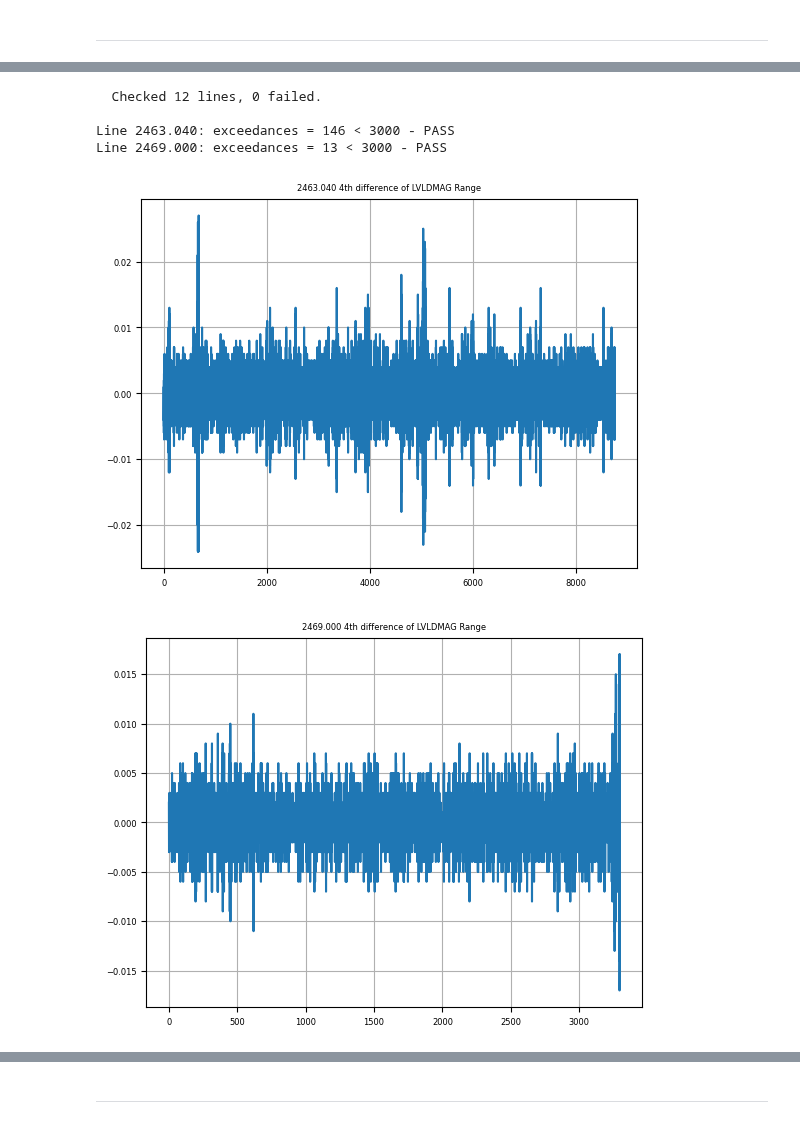
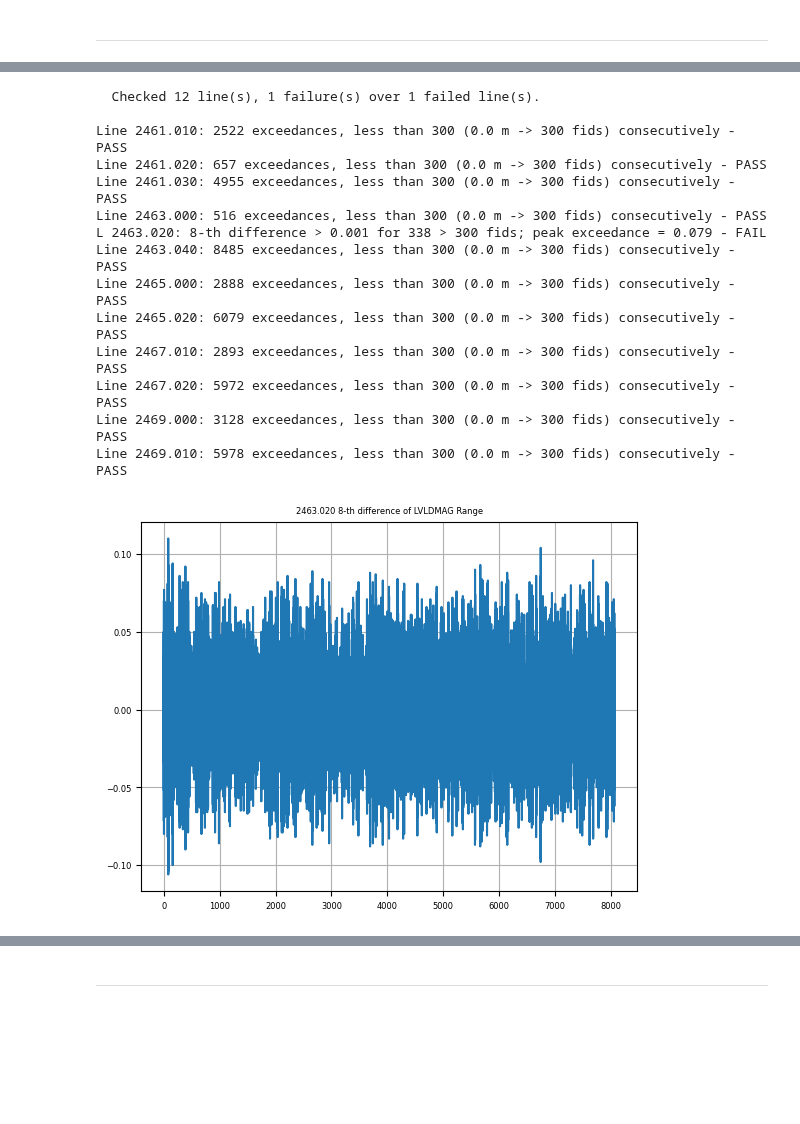
Before and after one commit to GeoscienceAustralia/galileoQC, a Jupyter notebook: docs/source/tutorials/aeromag_analysis.ipynb, the cells around one changed output, grey strips where cells are left out. Drawn from its saved outputs; the diff is of its cells as text; code cells hidden in the pictures; blank space fills up the shorter version.

Commit message:
Improve checkDiff to allow n-th difference checks
- and fix some bugs
- improve the logic
- and match the docs to the improvements

```diff
--- a/docs/source/tutorials/aeromag_analysis.ipynb
+++ b/docs/source/tutorials/aeromag_analysis.ipynb
@@ -71,12 +77,23 @@ For a joint gravity-magnetic survey 4th difference noise is typically higher tha
 
 The `plot_flag` and `verbose` Boolean parameters control whether the results are plotted, and whether a verbose report is given, as usual.
 # %%
-qc.checkTCDiff4(dh, TCDiff4='', rawMag='LVLDMAG', lines=[],
-                limit=0.01, plot_flag=True, verbose=True)
+qc.checkDiff(dh, diff_chan='', raw_chan='LVLDMAG',
+             lines=[],
+             limit=0.001, nSamples=300, num_diff=8,
+             plot_flag=True, verbose=True)
 # %% [output]
-  Checked 12 lines, 0 failed.
+  Checked 12 line(s), 1 failure(s) over 1 failed line(s).
 
-Line 2463.040: exceedances = 146 < 3000 - PASS
-Line 2469.000: exceedances = 13 < 3000 - PASS
+Line 2461.010: 2522 exceedances, less than 300 (0.0 m -> 300 fids) consecutively - PASS
+Line 2461.020: 657 exceedances, less than 300 (0.0 m -> 300 fids) consecutively - PASS
+Line 2461.030: 4955 exceedances, less than 300 (0.0 m -> 300 fids) consecutively - PASS
+Line 2463.000: 516 exceedances, less than 300 (0.0 m -> 300 fids) consecutively - PASS
+L 2463.020: 8-th difference > 0.001 for 338 > 300 fids; peak exceedance = 0.079 - FAIL
+Line 2463.040: 8485 exceedances, less than 300 (0.0 m -> 300 fids) consecutively - PASS
+Line 2465.000: 2888 exceedances, less than 300 (0.0 m -> 300 fids) consecutively - PASS
+Line 2465.020: 6079 exceedances, less than 300 (0.0 m -> 300 fids) consecutively - PASS
+Line 2467.010: 2893 exceedances, less than 300 (0.0 m -> 300 fids) consecutively - PASS
+Line 2467.020: 5972 exceedances, less than 300 (0.0 m -> 300 fids) consecutively - PASS
+Line 2469.000: 3128 exceedances, less than 300 (0.0 m -> 300 fids) consecutively - PASS
+Line 2469.010: 5978 exceedances, less than 300 (0.0 m -> 300 fids) consecutively - PASS
-[figure, old version]
+[figure, new version]
-[figure, removed]
```
Also changed, not shown: parts of 4 cells of this notebook, 4 other files.
